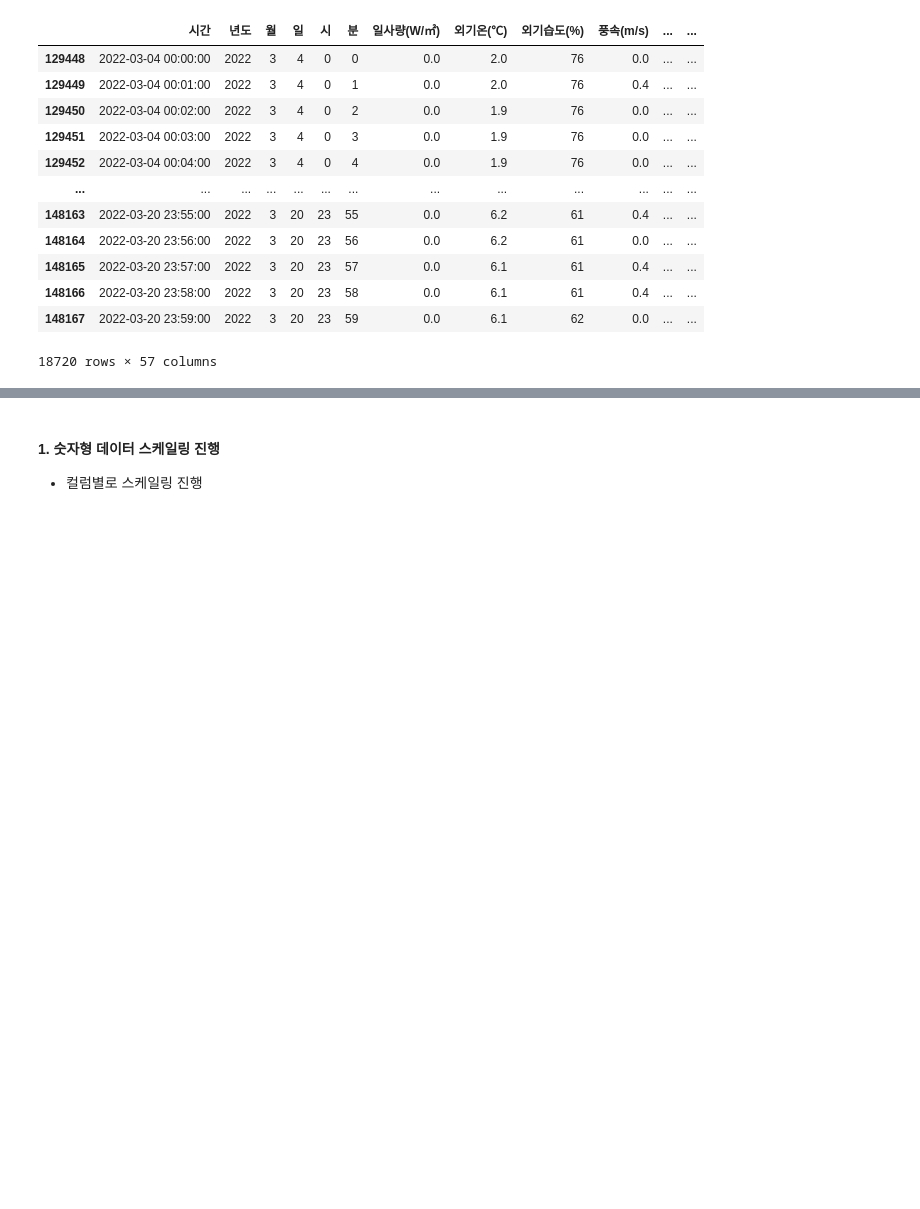
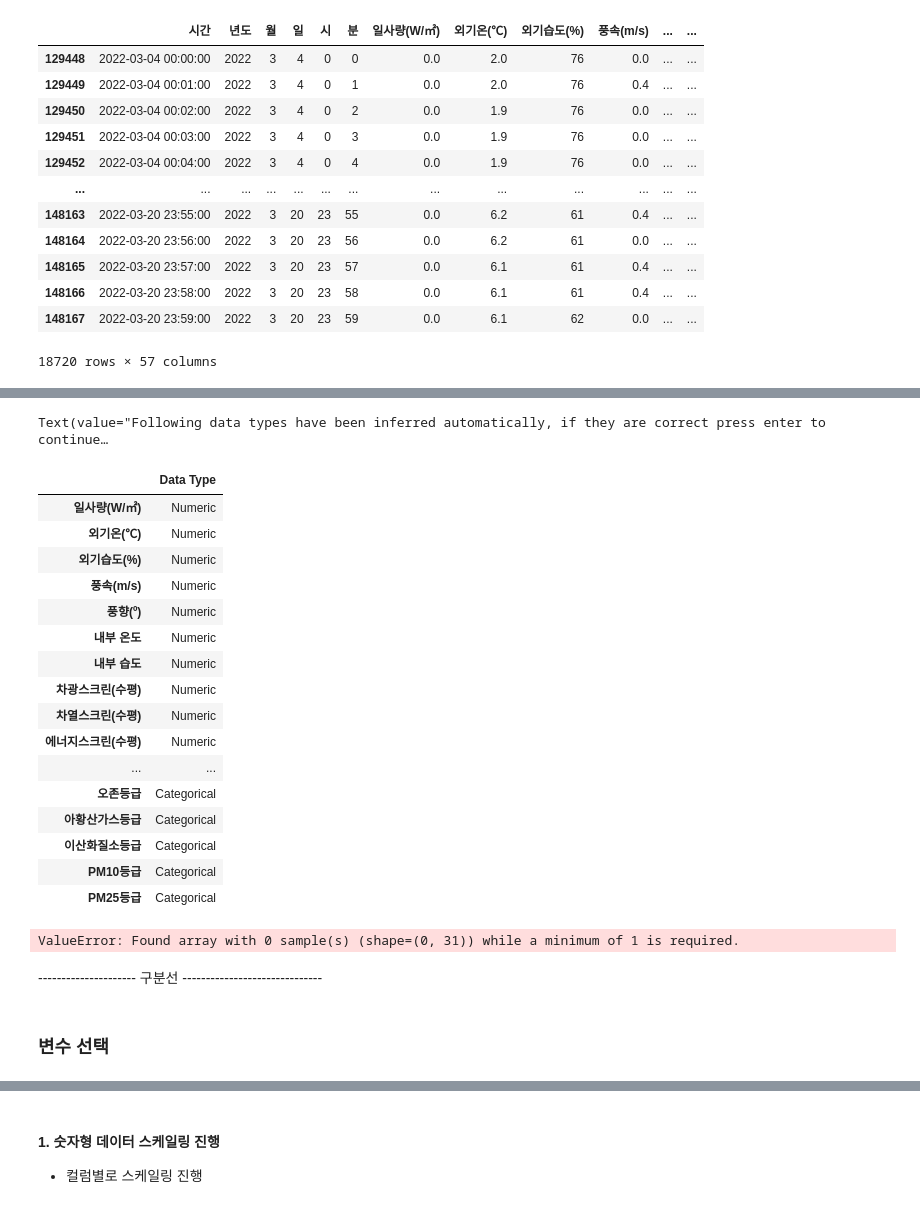
Before and after one commit to yxbxn/smart_farm, a Jupyter notebook: Code/Pycaret 기반의 예측.ipynb, the cells around one changed output, grey strips where cells are left out. Cells and saved outputs as stored; diff of their text form; code cells hidden in the pictures; blank space fills up the shorter version.

```diff
--- a/Code/Pycaret 기반의 예측.ipynb
+++ b/Code/Pycaret 기반의 예측.ipynb
@@ -70,0 +67,5 @@ data.iloc[129448:,:]
+# %%
+data = data.drop(["시간","년월일","년도","월","일","시","분"],axis=1)
+# %%
+train = data.iloc[:129448,:]
+test = data.iloc[129448:,:]
@@ -70,0 +111,8 @@ data.iloc[129448:,:]
+# %%
+# 카테고리열 제거한 numerical
+
+num_lst_real = [x for x in num_lst if x not in ['배기팬','유동팬','팬코일 B동','환기온도(천창 제어온도)', "차광스크린_개방","열공급량(kWh)"]]
+
+object_lst_real = object_lst + ['배기팬','유동팬','팬코일 B동','환기온도(천창 제어온도)', "차광스크린_개방"]
+
+num_lst_real
@@ -70,0 +241,29 @@ data.iloc[129448:,:]
+# %%
+reg_setup = setup(data = train, test_data = test, target = '열공급량(kWh)', fold_strategy = 'timeseries',
+                  fold = 5, session_id = 0,
+                  categorical_features = object_lst_real, n_jobs= 1,
+                  numeric_features = num_lst_real, normalize = False, verbose = False)
+# %% [output]
+Text(value="Following data types have been inferred automatically, if they are correct press enter to continue…
+|  | Data Type |
+| 일사량(W/㎡) | Numeric |
+| 외기온(℃) | Numeric |
+| 외기습도(%) | Numeric |
+| 풍속(m/s) | Numeric |
+| 풍향(º) | Numeric |
+| 내부 온도 | Numeric |
+| 내부 습도 | Numeric |
+| 차광스크린(수평) | Numeric |
+| 차열스크린(수평) | Numeric |
+| 에너지스크린(수평) | Numeric |
+| ... | ... |
+| 오존등급 | Categorical |
+| 아황산가스등급 | Categorical |
+| 이산화질소등급 | Categorical |
+| PM10등급 | Categorical |
+| PM25등급 | Categorical |
+ValueError: Found array with 0 sample(s) (shape=(0, 31)) while a minimum of 1 is required.
+# %% [markdown]
+--------------------- 구분선 ------------------------------
+# %% [markdown]
+### 변수 선택
```
Also changed, not shown: parts of 27 cells of this notebook.
